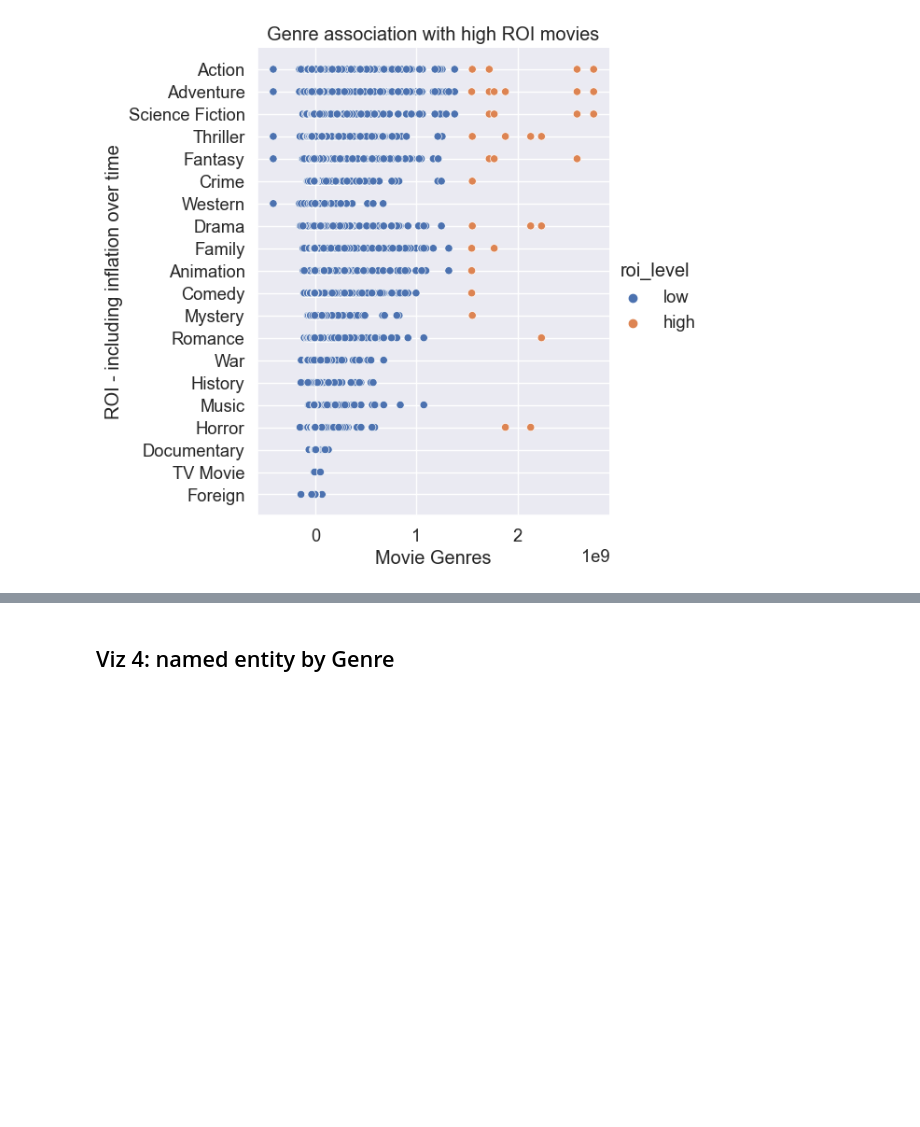
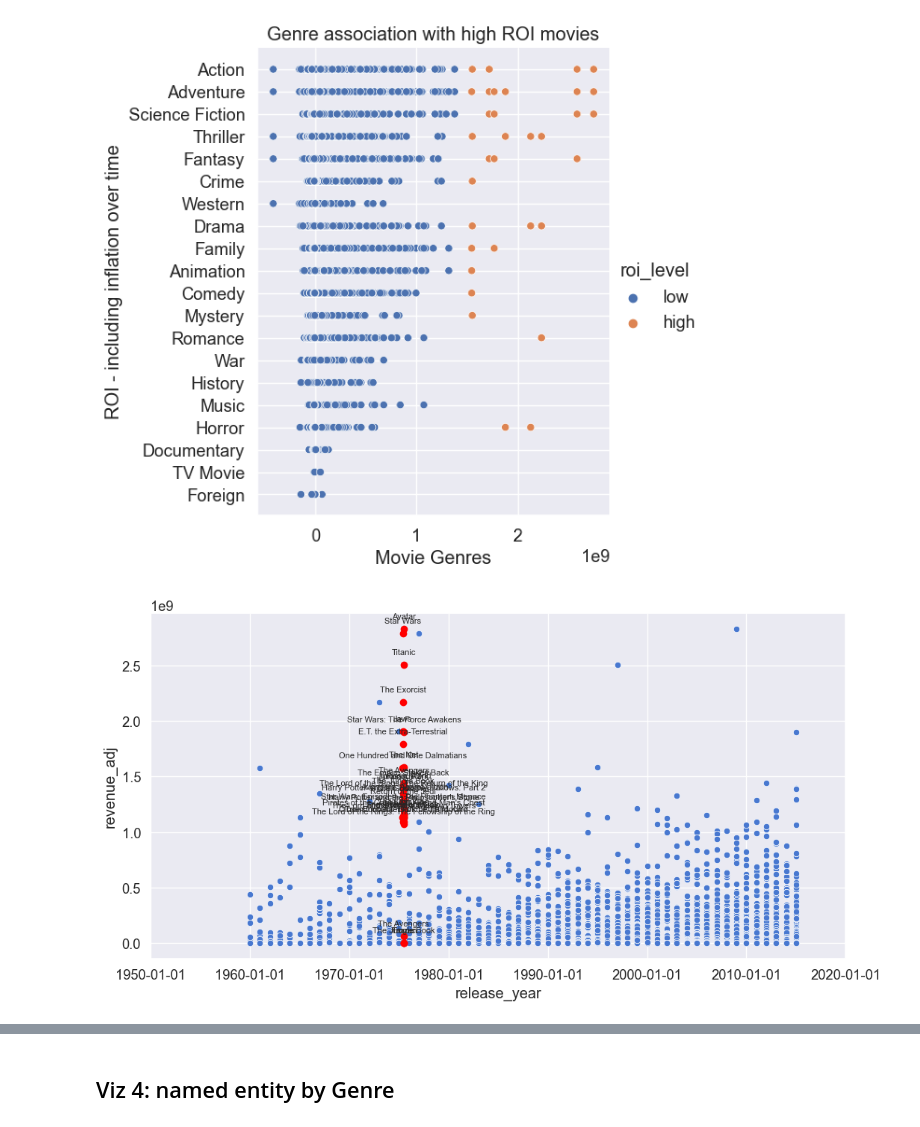
Before and after one commit to canxiu-zhang/ML_YUniv, a Jupyter notebook: ml_1010/group_projects/milestone_1/visualization.ipynb, the cells around one changed output, grey strips where cells are left out. Drawn from its saved outputs; the diff is of its cells as text; code cells hidden in the pictures; blank space fills up the shorter version.

```diff
--- a/ml_1010/group_projects/milestone_1/visualization.ipynb
+++ b/ml_1010/group_projects/milestone_1/visualization.ipynb
@@ -189,3 +203,26 @@ budgetplot.set(title='Genre association with high ROI movies',
                ylabel='ROI - including inflation over time');
 # %% [output]
 [figure]
+# %%
+import seaborn as sns
+import matplotlib.pyplot as plt
+
+fig = plt.figure(figsize=(12,6))
+# create scatter plot
+ax = sns.scatterplot(data=df_genre, x='release_year', y='revenue_adj')
+
+# set top 10 revenue movies to different color
+top10_movies = df_genre.sort_values('revenue_adj', ascending=False).head(100)['original_title'].tolist()
+
+for i, point in df.iterrows():
+    if point['original_title'] in top10_movies:
+        ax.scatter(point['release_year'], point['revenue_adj'], color='red')
+        ax.annotate(point['original_title'], (point['release_year'], point['revenue_adj']), textcoords="offset points", xytext=(0,10), ha='center', fontsize=8)
+
+# show every 10 years on x-axis
+xticks = ax.get_xticks()
+ax.set_xticks(xticks[::1])
+
+plt.show()
+# %% [output]
+[figure, added]
```
Also changed, not shown: parts of 3 cells of this notebook, 3 other files.
